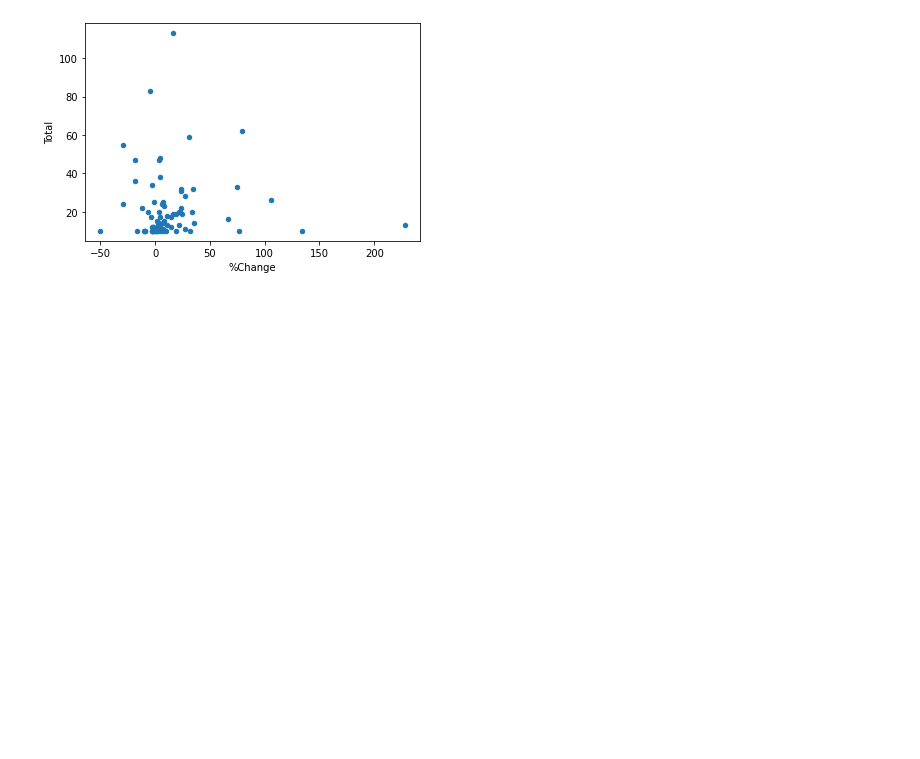
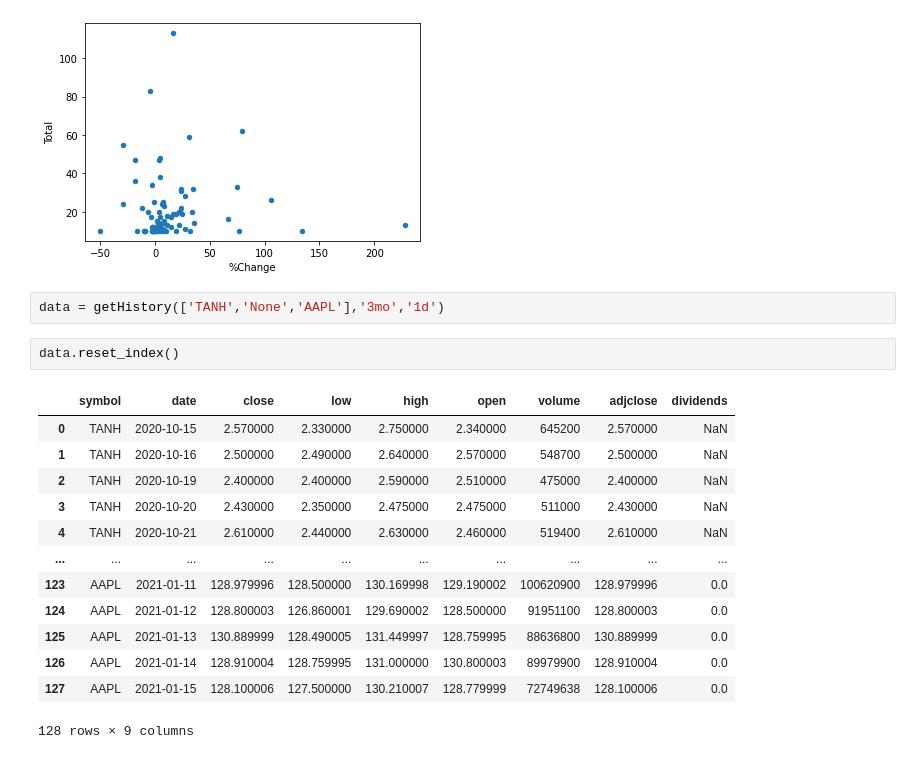
Before and after one commit to KobaKhit/reddit-stocks-streamlit, a Jupyter notebook: test.ipynb, the cells around one changed output. Cells and saved outputs as stored; diff of their text form; blank space fills up the shorter version.

Commit message:
history and chart

```diff
--- a/test.ipynb
+++ b/test.ipynb
@@ -182,3 +183,21 @@ df.plot.scatter('%Change','Total')
 # %% [output]
 <AxesSubplot:xlabel='%Change', ylabel='Total'>
 [figure]
+# %%
+data = getHistory(['TANH','None','AAPL'],'3mo','1d')
+# %%
+data.reset_index()
+# %% [output]
+|  | symbol | date | close | low | high | open | volume | adjclose | dividends |
+| 0 | TANH | 2020-10-15 | 2.570000 | 2.330000 | 2.750000 | 2.340000 | 645200 | 2.570000 | NaN |
+| 1 | TANH | 2020-10-16 | 2.500000 | 2.490000 | 2.640000 | 2.570000 | 548700 | 2.500000 | NaN |
+| 2 | TANH | 2020-10-19 | 2.400000 | 2.400000 | 2.590000 | 2.510000 | 475000 | 2.400000 | NaN |
+| 3 | TANH | 2020-10-20 | 2.430000 | 2.350000 | 2.475000 | 2.475000 | 511000 | 2.430000 | NaN |
+| 4 | TANH | 2020-10-21 | 2.610000 | 2.440000 | 2.630000 | 2.460000 | 519400 | 2.610000 | NaN |
+| ... | ... | ... | ... | ... | ... | ... | ... | ... | ... |
+| 123 | AAPL | 2021-01-11 | 128.979996 | 128.500000 | 130.169998 | 129.190002 | 100620900 | 128.979996 | 0.0 |
+| 124 | AAPL | 2021-01-12 | 128.800003 | 126.860001 | 129.690002 | 128.500000 | 91951100 | 128.800003 | 0.0 |
+| 125 | AAPL | 2021-01-13 | 130.889999 | 128.490005 | 131.449997 | 128.759995 | 88636800 | 130.889999 | 0.0 |
+| 126 | AAPL | 2021-01-14 | 128.910004 | 128.759995 | 131.000000 | 130.800003 | 89979900 | 128.910004 | 0.0 |
+| 127 | AAPL | 2021-01-15 | 128.100006 | 127.500000 | 130.210007 | 128.779999 | 72749638 | 128.100006 | 0.0 |
+128 rows × 9 columns
```
Also changed, not shown: parts of 8 cells of this notebook, 6 other files.
